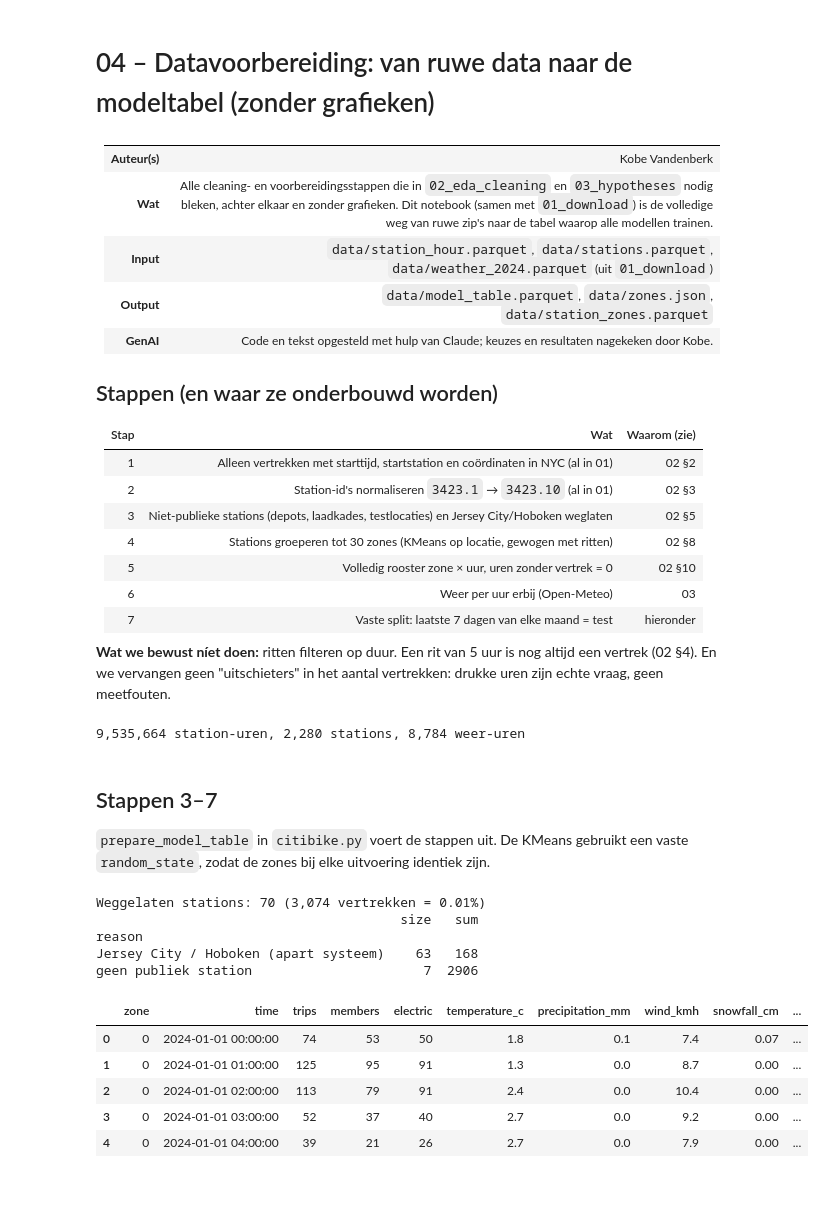
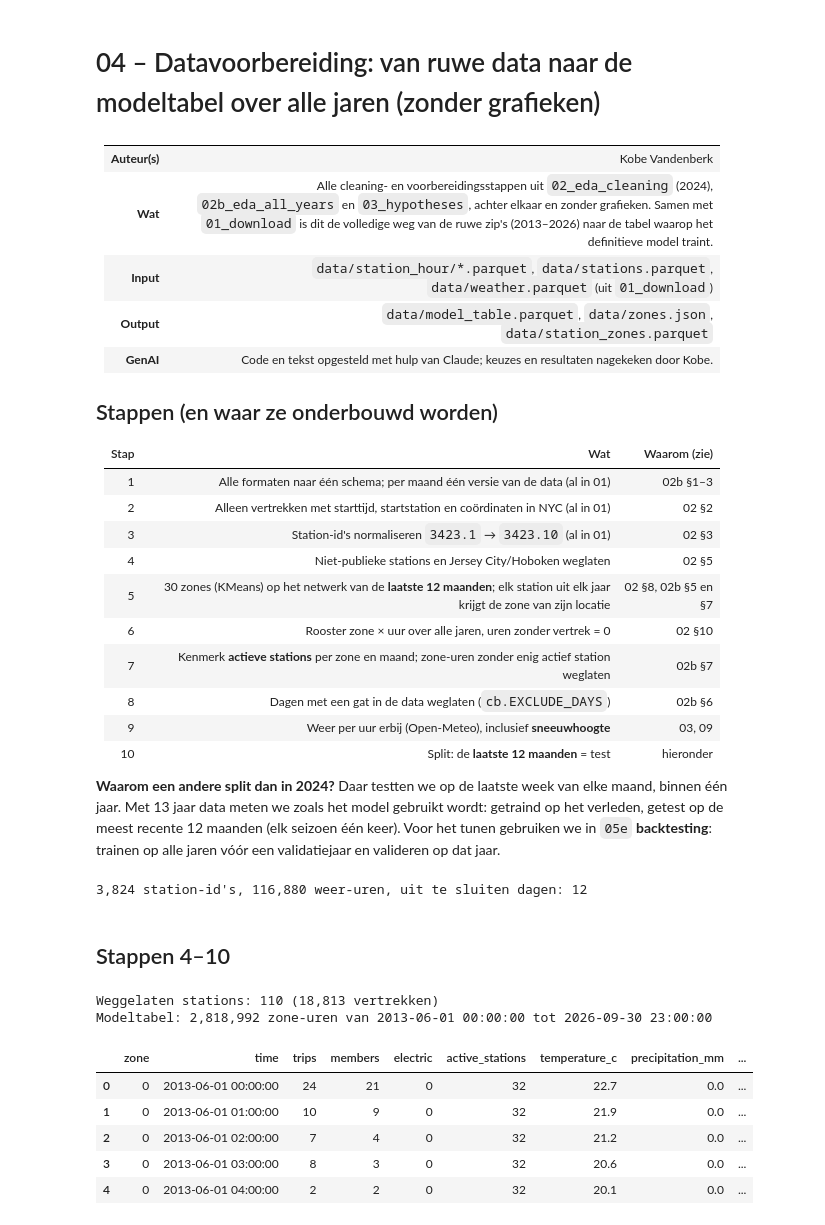
Before and after one commit to dmitcher7/CloudAI-Challenge, a Jupyter notebook: citi_bike/Kobe/04_prepare_data.ipynb, the cells around one changed output. Saved outputs shown, nothing was run; the diff lists cells and outputs as text; code cells hidden in the pictures; blank space fills up the shorter version.

Commit message:
full data model

```diff
--- a/citi_bike/Kobe/04_prepare_data.ipynb
+++ b/citi_bike/Kobe/04_prepare_data.ipynb
@@ -1,26 +1,29 @@
 # %% [markdown]
-# 04 – Datavoorbereiding: van ruwe data naar de modeltabel (zonder grafieken)
+# 04 – Datavoorbereiding: van ruwe data naar de modeltabel over alle jaren (zonder grafieken)
 
 | | |
 |---|---|
 | **Auteur(s)** | Kobe Vandenberk |
-| **Wat** | Alle cleaning- en voorbereidingsstappen die in `02_eda_cleaning` en `03_hypotheses` nodig bleken, achter elkaar en zonder grafieken. Dit notebook (samen met `01_download`) is de volledige weg van ruwe zip's naar de tabel waarop alle modellen trainen. |
-| **Input** | `data/station_hour.parquet`, `data/stations.parquet`, `data/weather_2024.parquet` (uit `01_download`) |
+| **Wat** | Alle cleaning- en voorbereidingsstappen uit `02_eda_cleaning` (2024), `02b_eda_all_years` en `03_hypotheses`, achter elkaar en zonder grafieken. Samen met `01_download` is dit de volledige weg van de ruwe zip's (2013–2026) naar de tabel waarop het definitieve model traint. |
+| **Input** | `data/station_hour/*.parquet`, `data/stations.parquet`, `data/weather.parquet` (uit `01_download`) |
 | **Output** | `data/model_table.parquet`, `data/zones.json`, `data/station_zones.parquet` |
 | **GenAI** | Code en tekst opgesteld met hulp van Claude; keuzes en resultaten nagekeken door Kobe. |
 
 ## Stappen (en waar ze onderbouwd worden)
 | Stap | Wat | Waarom (zie) |
 |---|---|---|
-| 1 | Alleen vertrekken met starttijd, startstation en coördinaten in NYC (al in 01) | 02 §2 |
-| 2 | Station-id's normaliseren `3423.1` → `3423.10` (al in 01) | 02 §3 |
-| 3 | Niet-publieke stations (depots, laadkades, testlocaties) en Jersey City/Hoboken weglaten | 02 §5 |
-| 4 | Stations groeperen tot 30 zones (KMeans op locatie, gewogen met ritten) | 02 §8 |
-| 5 | Volledig rooster zone × uur, uren zonder vertrek = 0 | 02 §10 |
-| 6 | Weer per uur erbij (Open-Meteo) | 03 |
-| 7 | Vaste split: laatste 7 dagen van elke maand = test | hieronder |
+| 1 | Alle formaten naar één schema; per maand één versie van de data (al in 01) | 02b §1–3 |
+| 2 | Alleen vertrekken met starttijd, startstation en coördinaten in NYC (al in 01) | 02 §2 |
+| 3 | Station-id's normaliseren `3423.1` → `3423.10` (al in 01) | 02 §3 |
+| 4 | Niet-publieke stations en Jersey City/Hoboken weglaten | 02 §5 |
+| 5 | 30 zones (KMeans) op het netwerk van de **laatste 12 maanden**; elk station uit elk jaar krijgt de zone van zijn locatie | 02 §8, 02b §5 en §7 |
+| 6 | Rooster zone × uur over alle jaren, uren zonder vertrek = 0 | 02 §10 |
+| 7 | Kenmerk **actieve stations** per zone en maand; zone-uren zonder enig actief station weglaten | 02b §7 |
+| 8 | Dagen met een gat in de data weglaten (`cb.EXCLUDE_DAYS`) | 02b §6 |
+| 9 | Weer per uur erbij (Open-Meteo), inclusief **sneeuwhoogte** | 03, 09 |
+| 10 | Split: de **laatste 12 maanden** = test | hieronder |
 
-**Wat we bewust níet doen:** ritten filteren op duur. Een rit van 5 uur is nog altijd een vertrek (02 §4). En we vervangen geen "uitschieters" in het aantal vertrekken: drukke uren zijn echte vraag, geen meetfouten.
+**Waarom een andere split dan in 2024?** Daar testten we op de laatste week van elke maand, binnen één jaar. Met 13 jaar data meten we zoals het model gebruikt wordt: getraind op het verleden, getest op de meest recente 12 maanden (elk seizoen één keer). Voor het tunen gebruiken we in `05e` **backtesting**: trainen op alle jaren vóór een validatiejaar en valideren op dat jaar.
 # %%
 import json
 
@@ -28,33 +31,28 @@ import pandas as pd
 
 import citibike as cb
 
-station_hour = pd.read_parquet(cb.DATA_DIR / "station_hour.parquet")
 stations = pd.read_parquet(cb.DATA_DIR / "stations.parquet")
-weather = pd.read_parquet(cb.DATA_DIR / f"weather_{cb.YEAR}.parquet")
-print(f"{len(station_hour):,} station-uren, {len(stations):,} stations, {len(weather):,} weer-uren")
+weather = pd.read_parquet(cb.DATA_DIR / "weather.parquet")
+print(f"{len(stations):,} station-id's, {len(weather):,} weer-uren, uit te sluiten dagen: {len(cb.EXCLUDE_DAYS)}")
 # %% [output]
-9,535,664 station-uren, 2,280 stations, 8,784 weer-uren
+3,824 station-id's, 116,880 weer-uren, uit te sluiten dagen: 12
-# %% [markdown]
-## Stappen 3–7
-`prepare_model_table` in `citibike.py` voert de stappen uit. De KMeans gebruikt een vaste `random_state`, zodat de zones bij elke uitvoering identiek zijn.
+# %% [markdown]
+## Stappen 4–10
 # %%
-table, zones, public_stations = cb.prepare_model_table(station_hour, stations, weather)
+table, zones, public_stations = cb.prepare_full_table(cb.DATA_DIR / "station_hour", stations, weather,
+                                                      exclude_days=cb.EXCLUDE_DAYS)
 dropped = cb.clean_stations(stations).query("not keep")
-print(f"Weggelaten stations: {len(dropped)} ({dropped['trips'].sum():,} vertrekken = "
-      f"{dropped['trips'].sum() / stations['trips'].sum():.2%})")
-print(dropped.groupby("reason")["trips"].agg(["size", "sum"]))
+print(f"Weggelaten stations: {len(dropped)} ({dropped['trips'].sum():,} vertrekken)")
+print(f"Modeltabel: {len(table):,} zone-uren van {table['time'].min()} tot {table['time'].max()}")
 table.head()
 # %% [output]
-Weggelaten stations: 70 (3,074 vertrekken = 0.01%)
-                                       size   sum
-reason
-Jersey City / Hoboken (apart systeem)    63   168
-geen publiek station                      7  2906
+Weggelaten stations: 110 (18,813 vertrekken)
+Modeltabel: 2,818,992 zone-uren van 2013-06-01 00:00:00 tot 2026-09-30 23:00:00
-|  | zone | time | trips | members | electric | temperature_c | precipitation_mm | wind_kmh | snowfall_cm | ... |
-| 0 | 0 | 2024-01-01 00:00:00 | 74 | 53 | 50 | 1.8 | 0.1 | 7.4 | 0.07 | ... |
-| 1 | 0 | 2024-01-01 01:00:00 | 125 | 95 | 91 | 1.3 | 0.0 | 8.7 | 0.00 | ... |
-| 2 | 0 | 2024-01-01 02:00:00 | 113 | 79 | 91 | 2.4 | 0.0 | 10.4 | 0.00 | ... |
-| 3 | 0 | 2024-01-01 03:00:00 | 52 | 37 | 40 | 2.7 | 0.0 | 9.2 | 0.00 | ... |
-| 4 | 0 | 2024-01-01 04:00:00 | 39 | 21 | 26 | 2.7 | 0.0 | 7.9 | 0.00 | ... |
+|  | zone | time | trips | members | electric | active_stations | temperature_c | precipitation_mm | ... |
+| 0 | 0 | 2013-06-01 00:00:00 | 24 | 21 | 0 | 32 | 22.7 | 0.0 | ... |
+| 1 | 0 | 2013-06-01 01:00:00 | 10 | 9 | 0 | 32 | 21.9 | 0.0 | ... |
+| 2 | 0 | 2013-06-01 02:00:00 | 7 | 4 | 0 | 32 | 21.2 | 0.0 | ... |
+| 3 | 0 | 2013-06-01 03:00:00 | 8 | 3 | 0 | 32 | 20.6 | 0.0 | ... |
+| 4 | 0 | 2013-06-01 04:00:00 | 2 | 2 | 0 | 32 | 20.1 | 0.0 | ... |
 # %% [markdown]
 ## Controles
```
Also changed, not shown: parts of 4 cells of this notebook, 56 other files.
